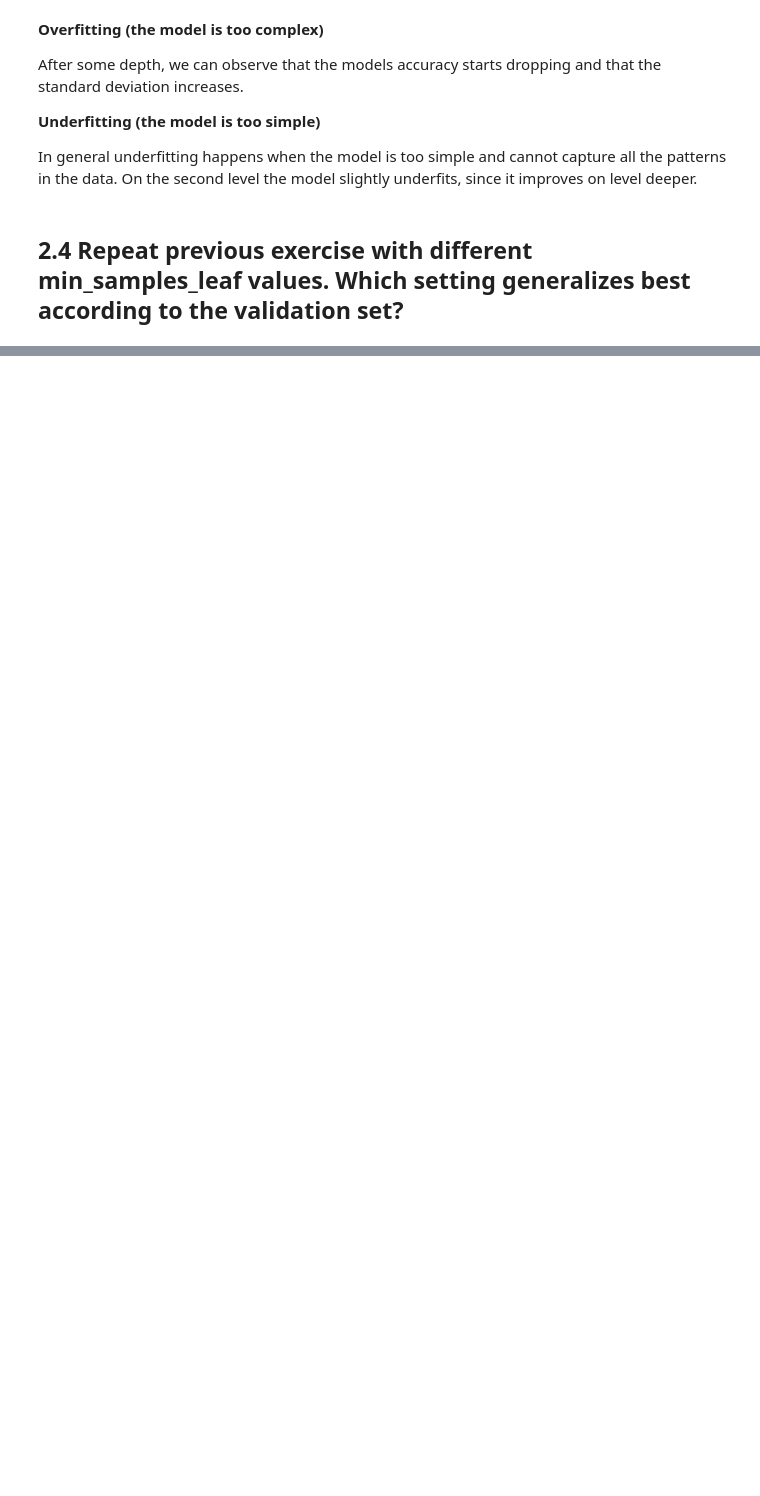
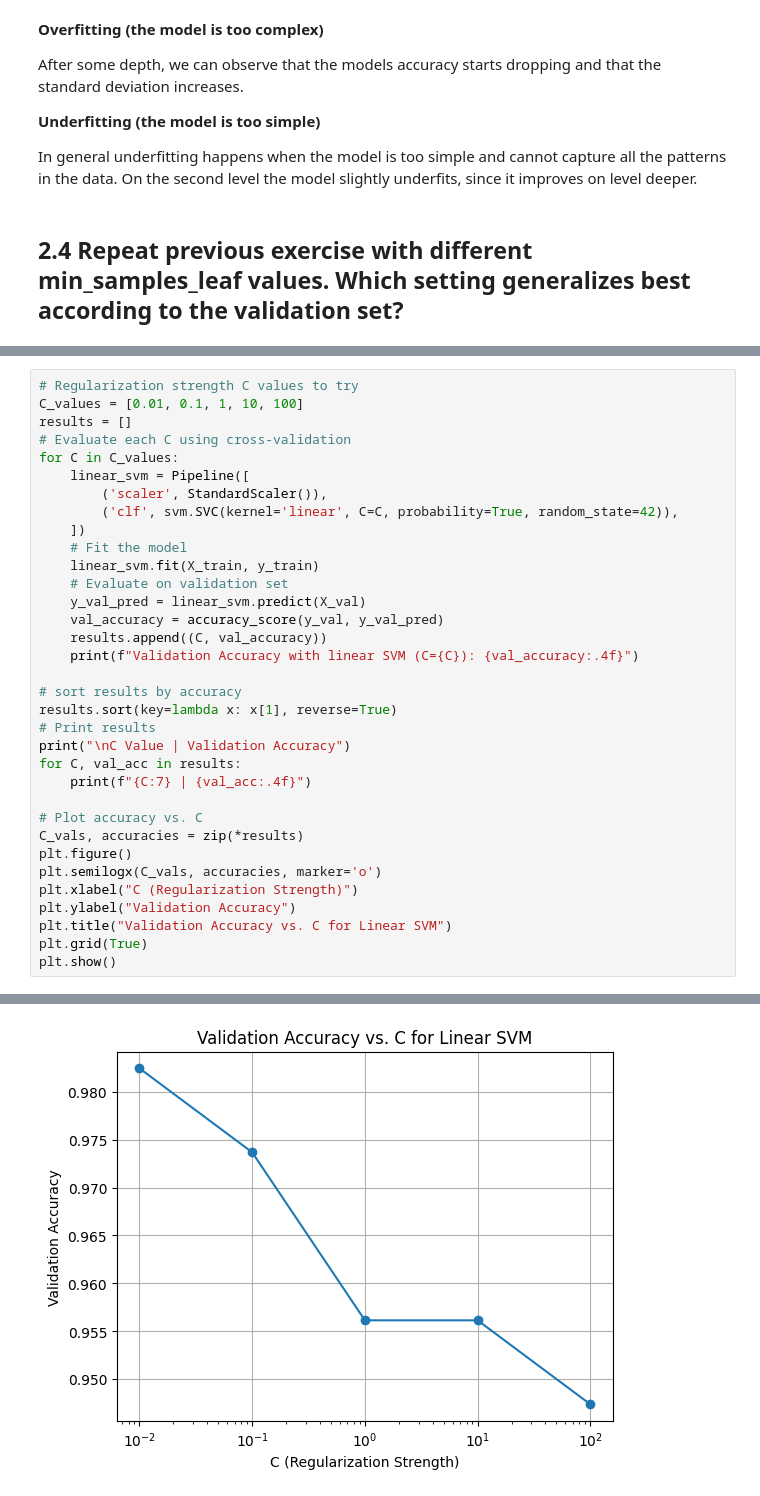
Before and after one commit to arthurBorger/machine_learning, a Jupyter notebook: assignment_2/exercise.ipynb, the cells around one changed output, grey strips where cells are left out. Saved outputs shown, nothing was run; the diff lists cells and outputs as text; blank space fills up the shorter version.

```diff
--- a/assignment_2/exercise.ipynb
+++ b/assignment_2/exercise.ipynb
@@ -260,0 +438,35 @@ Best min_samples_leaf based on cross-validation: 2
+# %%
+# Regularization strength C values to try
+C_values = [0.01, 0.1, 1, 10, 100]
+results = []
+# Evaluate each C using cross-validation
+for C in C_values:
+    linear_svm = Pipeline([
+        ('scaler', StandardScaler()),
+        ('clf', svm.SVC(kernel='linear', C=C, probability=True, random_state=42)),
+    ])
+    # Fit the model
+    linear_svm.fit(X_train, y_train)
+    # Evaluate on validation set
+    y_val_pred = linear_svm.predict(X_val)
+    val_accuracy = accuracy_score(y_val, y_val_pred)
+    results.append((C, val_accuracy))
+    print(f"Validation Accuracy with linear SVM (C={C}): {val_accuracy:.4f}")
+
+# sort results by accuracy
+results.sort(key=lambda x: x[1], reverse=True)
+# Print results
+print("\nC Value | Validation Accuracy")
+for C, val_acc in results:
+    print(f"{C:7} | {val_acc:.4f}")
+
+# Plot accuracy vs. C
+C_vals, accuracies = zip(*results)
+plt.figure()
+plt.semilogx(C_vals, accuracies, marker='o')
+plt.xlabel("C (Regularization Strength)")
+plt.ylabel("Validation Accuracy")
+plt.title("Validation Accuracy vs. C for Linear SVM")
+plt.grid(True)
+plt.show()
+# %% [output]
@@ -260,0 +485 @@ Best min_samples_leaf based on cross-validation: 2
+[figure, added]
```
Also changed, not shown: parts of 36 cells of this notebook, 2 other files.
